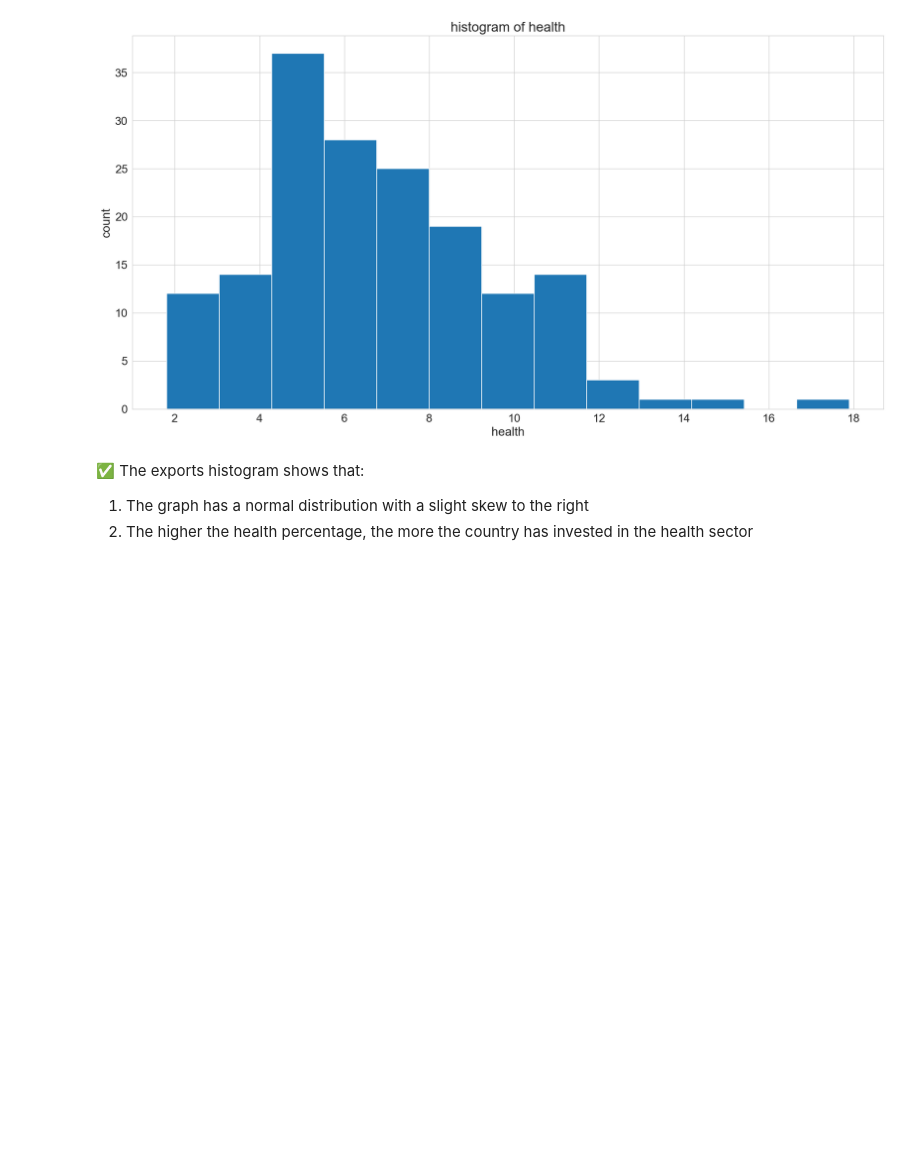
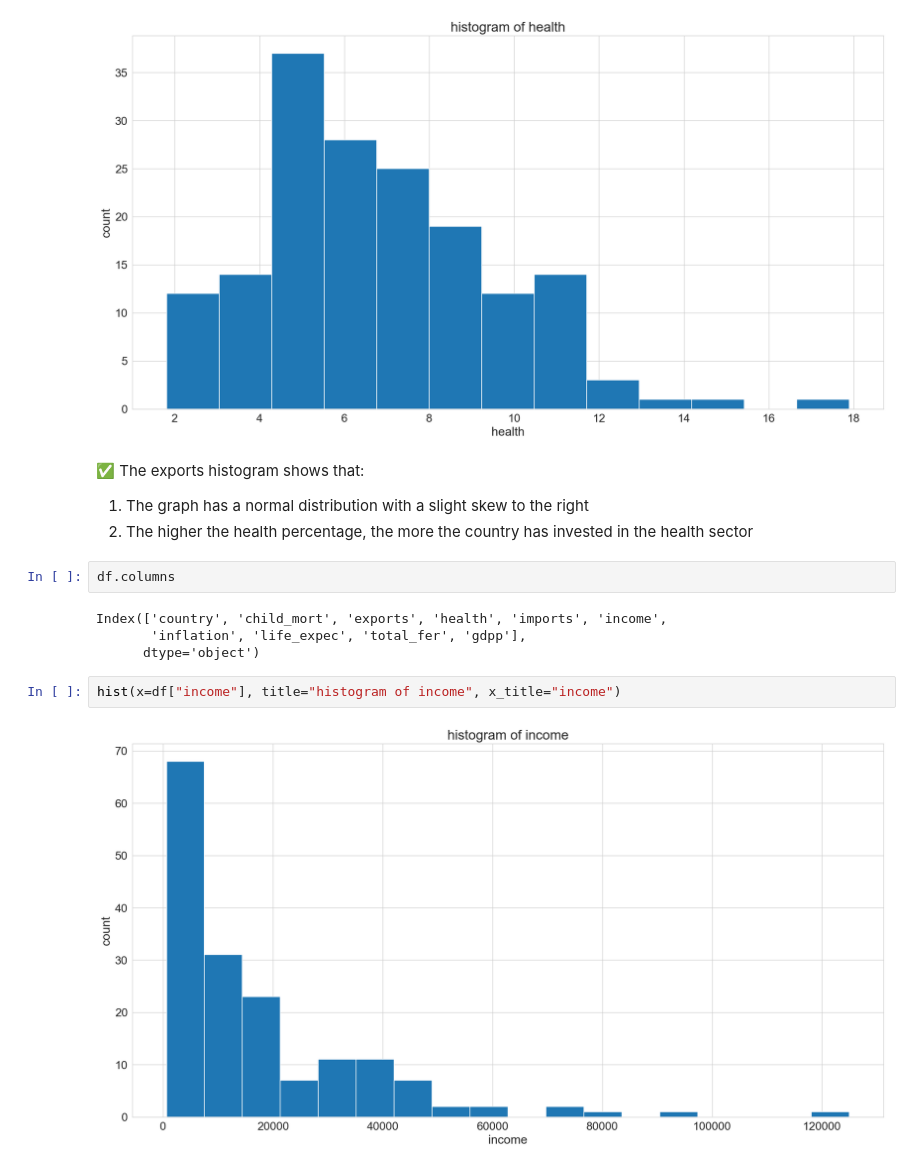
Before and after one commit to HosseinHeydari2004/pca-ml-project, a Jupyter notebook: pca.ipynb, the cells around one changed output. Cells and saved outputs as stored; diff of their text form; blank space fills up the shorter version.

```diff
--- a/pca.ipynb
+++ b/pca.ipynb
@@ -117,3 +117,13 @@ hist(x=df["health"], title="histogram of health", x_title="health")
 ✅ The exports histogram shows that:
 1. The graph has a normal distribution with a slight skew to the right
 2. The higher the health percentage, the more the country has invested in the health sector
+# %%
+df.columns
+# %% [output]
+Index(['country', 'child_mort', 'exports', 'health', 'imports', 'income',
+       'inflation', 'life_expec', 'total_fer', 'gdpp'],
+      dtype='object')
+# %%
+hist(x=df["income"], title="histogram of income", x_title="income")
+# %% [output]
+[figure, added]
```
Also changed, not shown: parts of 1 cell of this notebook.
